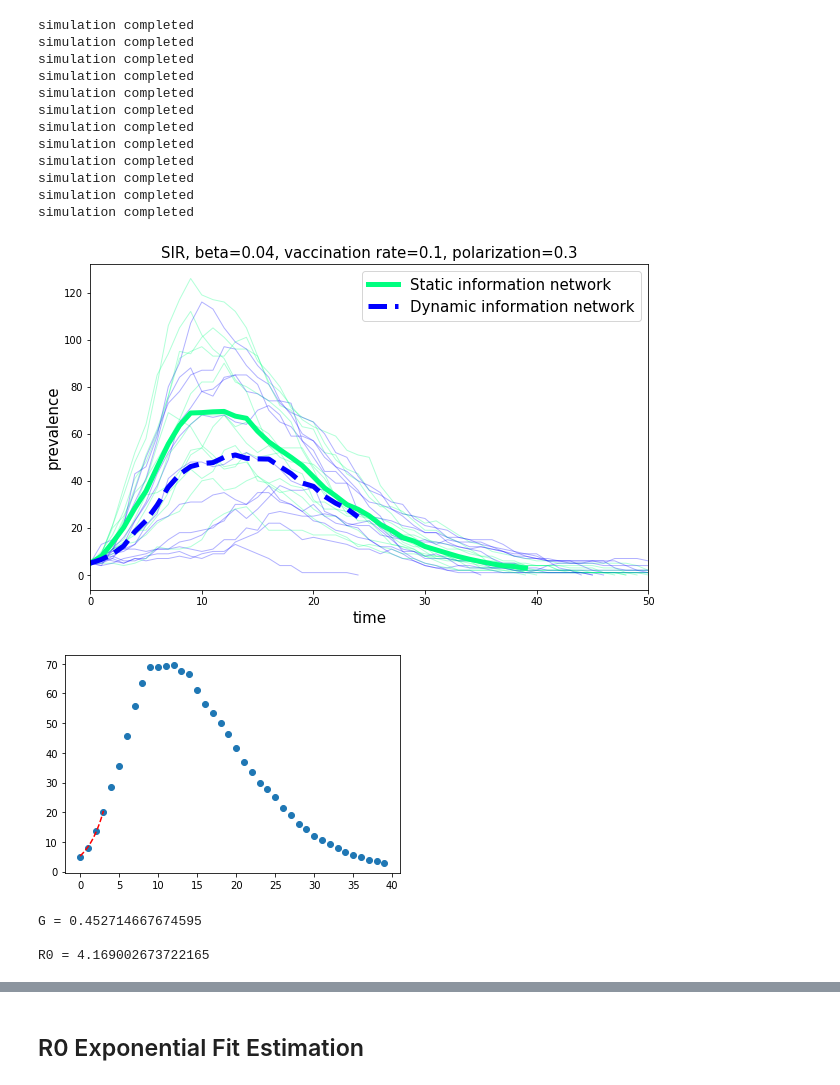
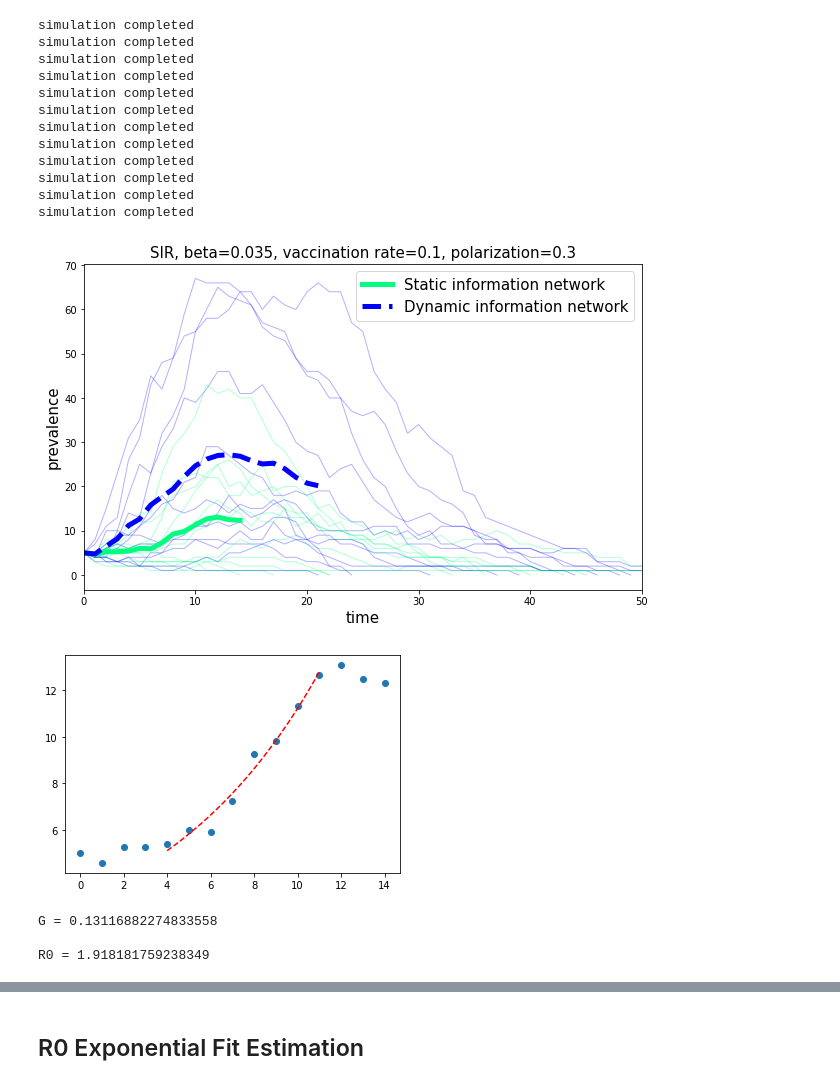
Before and after one commit to michelemcrudele/LDE-Project, a Jupyter notebook: notebook.ipynb, the cells around one changed output, grey strips where cells are left out. Cells and saved outputs as stored; diff of their text form; code cells hidden in the pictures.

Commit message:
beta 0.03

```diff
--- a/notebook.ipynb
+++ b/notebook.ipynb
@@ -805,11 +805,11 @@ def sim_prevalence():
     N = 1000 # number of nodes
     ave_degree = 10
     initial_infecteds = np.random.choice(np.arange(N), size=5, replace=False)
-    initial_no_vax = np.arange(100,300)
+    initial_no_vax = np.arange(100,350)
 
 
     mu = 1/7       # recovery rate
-    beta = 0.04    # infection rate
+    beta = 0.03    # infection rate
     pro = 0.       # rate of classical media influence on people
     pol = 0.3      # propensity of opinion polarization
     r = 0.1        # rate of vaccination for PV
@@ -830,7 +830,7 @@ answers = []
 pool = mp.Pool(mp.cpu_count())
 
 results = [pool.apply_async(sim_prevalence) for _ in range(nsim)]
-answers = [res.get(timeout=180) for res in results]
+answers = [res.get(timeout=300) for res in results]
 pool.close()
 # %% [output]
 simulation completed
@@ -854,30 +854,30 @@ minlen_dynamic_I = min(list(map(len, dynamic_I[:,1])))
 ave_I_stat = np.mean([static_I[i,1][:minlen_static_I] for i in range(nsim)], axis=0)
 ave_I_dyn = np.mean([dynamic_I[i,1][:minlen_dynamic_I] for i in range(nsim)], axis=0)
 # %%
-beta = 0.04    # infection rate
+beta = 0.035    # infection rate
 pol = 0.3      # propensity of opinion polarization
 r = 0.1
 
 colors = cm.get_cmap('winter', 2)
 plt.figure(figsize=(10,6))
 plt.title(f'SIR, beta={beta}, vaccination rate={r}, polarization={pol}', size=15)
 plt.xlabel('time', size=15)
 plt.ylabel('prevalence', size=15)
 for curve1, curve2 in zip(static_I, dynamic_I):
     plt.plot(curve1[0], curve1[1], c=colors(1), lw=1, alpha=0.3)
     plt.plot(curve2[0], curve2[1], c=colors(0), lw=1, alpha=0.3)
 plt.plot(np.arange(minlen_static_I), ave_I_stat, lw=5, c=colors(1), label='Static information network')
 plt.plot(np.arange(minlen_dynamic_I), ave_I_dyn, lw=5, c=colors(0), label='Dynamic information network', ls='dashed')
 plt.legend(loc='best', fontsize=15)
 plt.xlim(0,50)
 plt.savefig(f'./plots/SIR_r{r}_pol{pol}_v1.png')
 # %% [output]
-[figure, old version]
+[figure, new version]
 # %%
-R0 = fitR0(np.arange(minlen_static_I), ave_I_stat, start = 0, n_points = 4)
+R0 = fitR0(np.arange(minlen_static_I), ave_I_stat, start = 4, n_points = 8)
 # %% [output]
-[figure, old version]
+[figure, new version]
-G = 0.452714667674595
+G = 0.13116882274833558
 
-R0 = 4.169002673722165
+R0 = 1.918181759238349
 # %%
```
Also changed, not shown: parts of 1 cell of this notebook, 3 other files.
